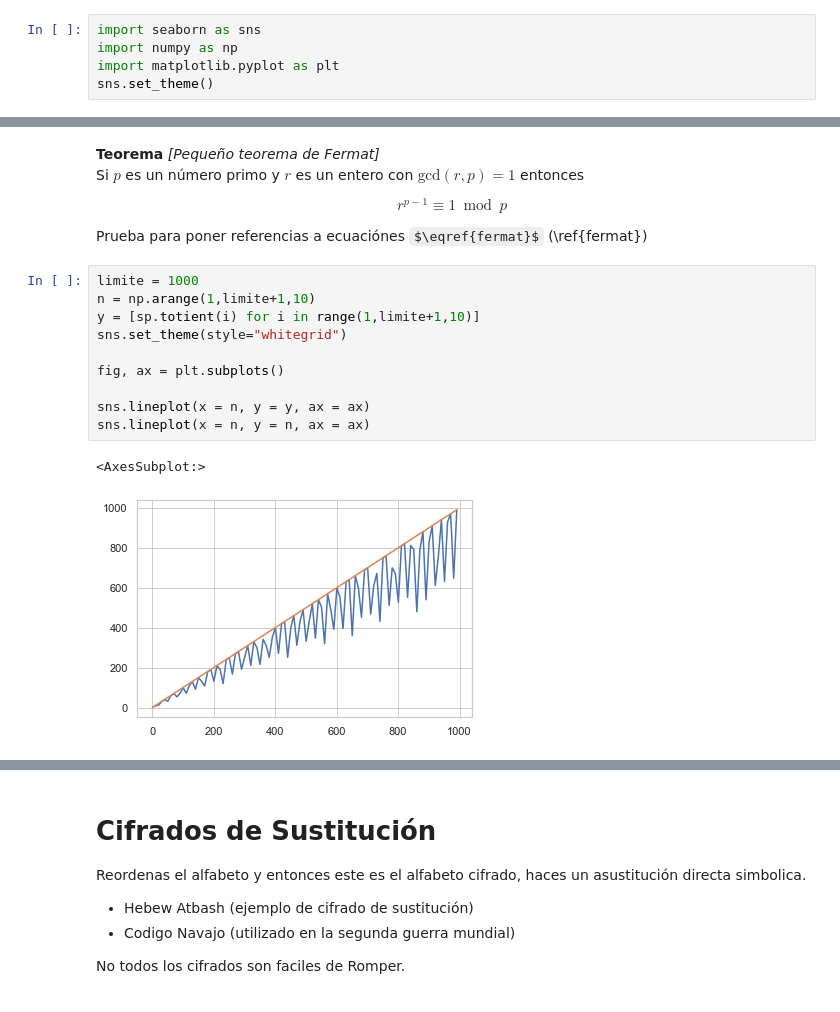
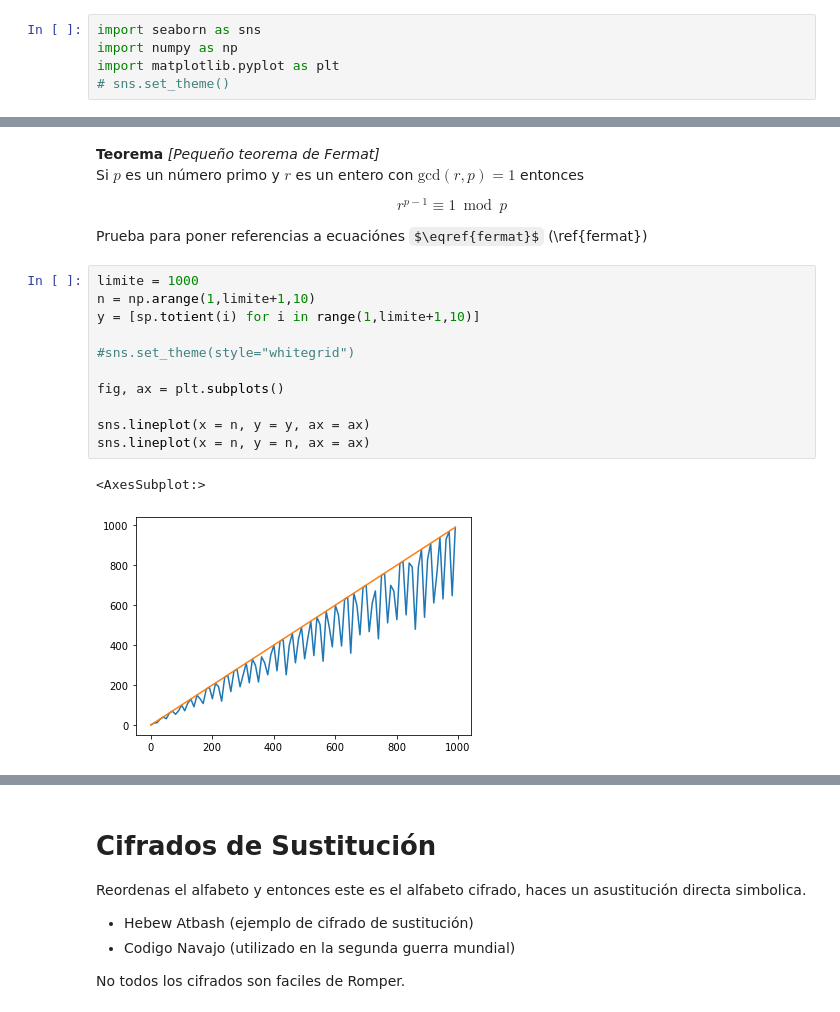
Before and after one commit to rafneta/MA2006B, a Jupyter notebook: NotasI.ipynb, the cells around one changed output, grey strips where cells are left out. Cells and saved outputs as stored; diff of their text form; some formulas as TeX source.

```diff
--- a/NotasI.ipynb
+++ b/NotasI.ipynb
@@ -332,7 +337,7 @@ for i in range(20):
 import seaborn as sns
 import numpy as np
 import matplotlib.pyplot as plt
-sns.set_theme()
+# sns.set_theme()
 # %%
 ejecu = 2000
 lista_primos = np.array([sp.randprime(2,100) for i in range(ejecu)]) #generamos numeros primos aleatorios entre 2, 100
@@ -609,16 +613,17 @@ Prueba para poner referencias a ecuaciónes $\eqref{fermat}$ (\ref{fermat})</p>
 # %%
 limite = 1000
 n = np.arange(1,limite+1,10)
 y = [sp.totient(i) for i in range(1,limite+1,10)]
-sns.set_theme(style="whitegrid")
+
+#sns.set_theme(style="whitegrid")
 
 fig, ax = plt.subplots()
 
 sns.lineplot(x = n, y = y, ax = ax)
 sns.lineplot(x = n, y = n, ax = ax)
 # %% [output]
 <AxesSubplot:>
-[figure, old version]
+[figure, new version]
 # %% [markdown]
 
 
```
Also changed, not shown: parts of 42 cells of this notebook, 1 other file.
